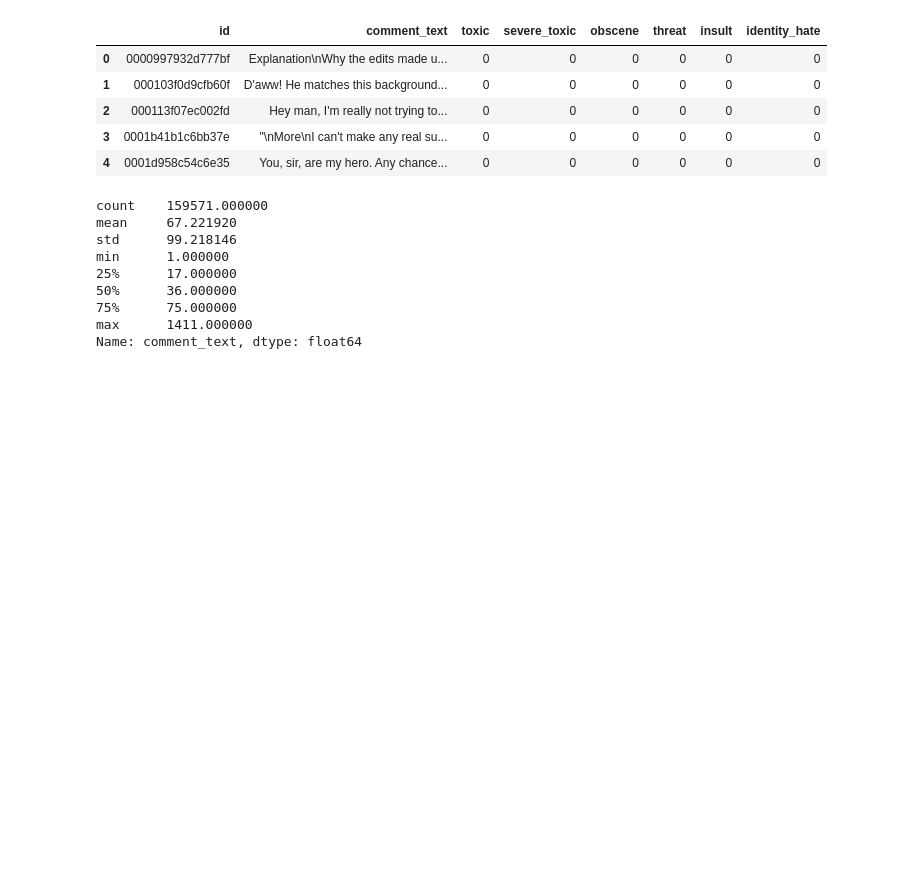
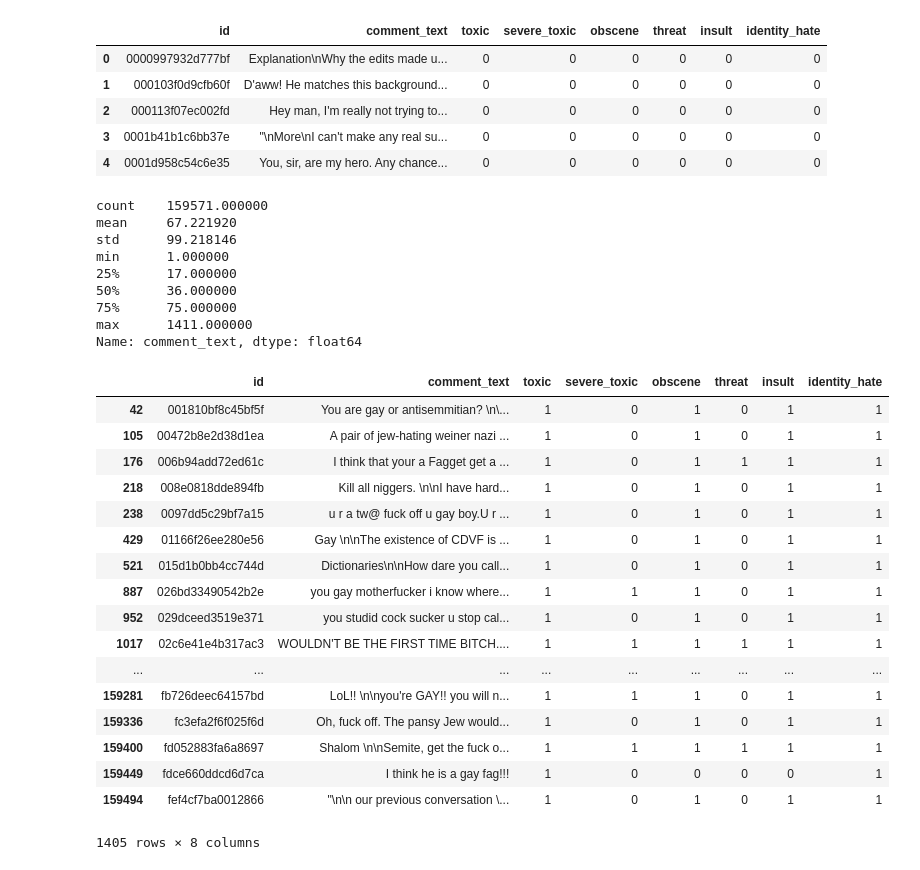
Before and after one commit to 1sco/toxic, a Jupyter notebook: notebooks/data_normalization.ipynb, the cells around one changed output. Cells and saved outputs as stored; diff of their text form; code cells hidden in the pictures; blank space fills up the shorter version.

```diff
--- a/notebooks/data_normalization.ipynb
+++ b/notebooks/data_normalization.ipynb
@@ -92,3 +71,24 @@ max      1411.000000
 Name: comment_text, dtype: float64
 # %%
 normalized_train_data.to_csv(Path(data_path, 'normalized_train.csv'), index=False)
+# %%
+normalized_train_data[normalized_train_data['identity_hate'] == 1]
+# %% [output]
+|  | id | comment_text | toxic | severe_toxic | obscene | threat | insult | identity_hate |
+| 42 | 001810bf8c45bf5f | You are gay or antisemmitian? \n\... | 1 | 0 | 1 | 0 | 1 | 1 |
+| 105 | 00472b8e2d38d1ea | A pair of jew-hating weiner nazi ... | 1 | 0 | 1 | 0 | 1 | 1 |
+| 176 | 006b94add72ed61c | I think that your a Fagget get a ... | 1 | 0 | 1 | 1 | 1 | 1 |
+| 218 | 008e0818dde894fb | Kill all niggers. \n\nI have hard... | 1 | 0 | 1 | 0 | 1 | 1 |
+| 238 | 0097dd5c29bf7a15 | u r a tw@ fuck off u gay boy.U r ... | 1 | 0 | 1 | 0 | 1 | 1 |
+| 429 | 01166f26ee280e56 | Gay \n\nThe existence of CDVF is ... | 1 | 0 | 1 | 0 | 1 | 1 |
+| 521 | 015d1b0bb4cc744d | Dictionaries\n\nHow dare you call... | 1 | 0 | 1 | 0 | 1 | 1 |
+| 887 | 026bd33490542b2e | you gay motherfucker i know where... | 1 | 1 | 1 | 0 | 1 | 1 |
+| 952 | 029dceed3519e371 | you studid cock sucker u stop cal... | 1 | 0 | 1 | 0 | 1 | 1 |
+| 1017 | 02c6e41e4b317ac3 | WOULDN'T BE THE FIRST TIME BITCH.... | 1 | 1 | 1 | 1 | 1 | 1 |
+| ... | ... | ... | ... | ... | ... | ... | ... | ... |
+| 159281 | fb726deec64157bd | LoL!! \n\nyou're GAY!! you will n... | 1 | 1 | 1 | 0 | 1 | 1 |
+| 159336 | fc3efa2f6f025f6d | Oh, fuck off. The pansy Jew would... | 1 | 0 | 1 | 0 | 1 | 1 |
+| 159400 | fd052883fa6a8697 | Shalom \n\nSemite, get the fuck o... | 1 | 1 | 1 | 1 | 1 | 1 |
+| 159449 | fdce660ddcd6d7ca | I think he is a gay fag!!! | 1 | 0 | 0 | 0 | 0 | 1 |
+| 159494 | fef4cf7ba0012866 | "\n\n our previous conversation \... | 1 | 0 | 1 | 0 | 1 | 1 |
+1405 rows × 8 columns
```
Also changed, not shown: parts of 3 cells of this notebook, 2 other files.
